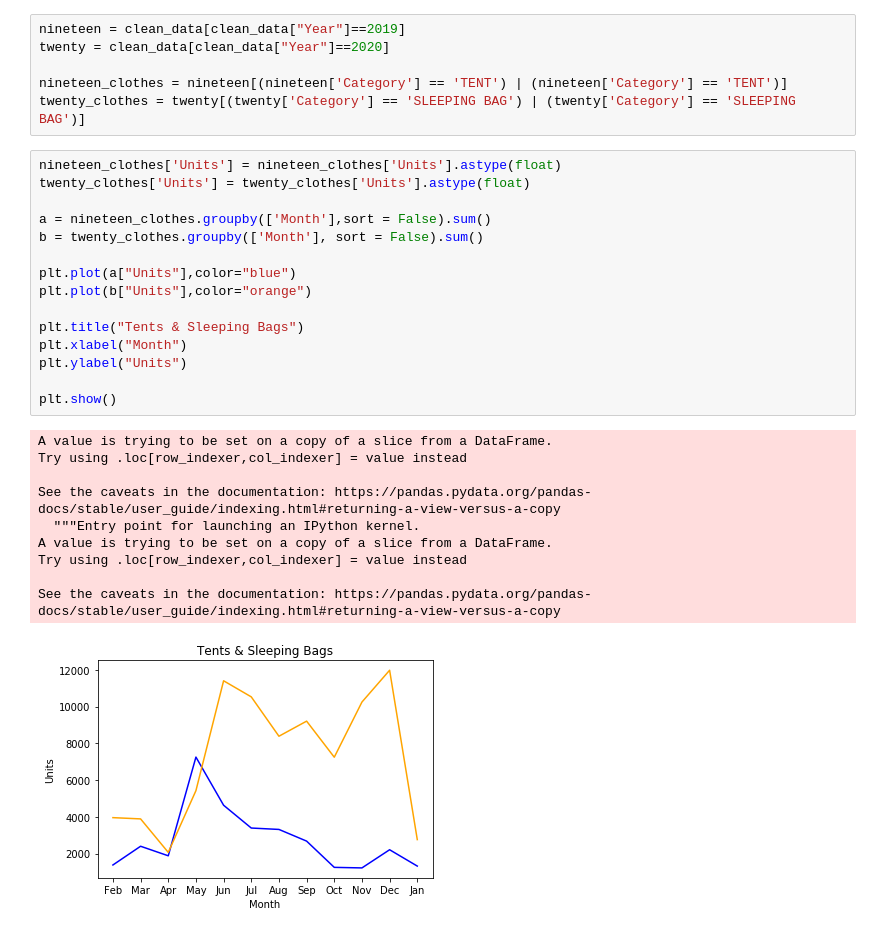
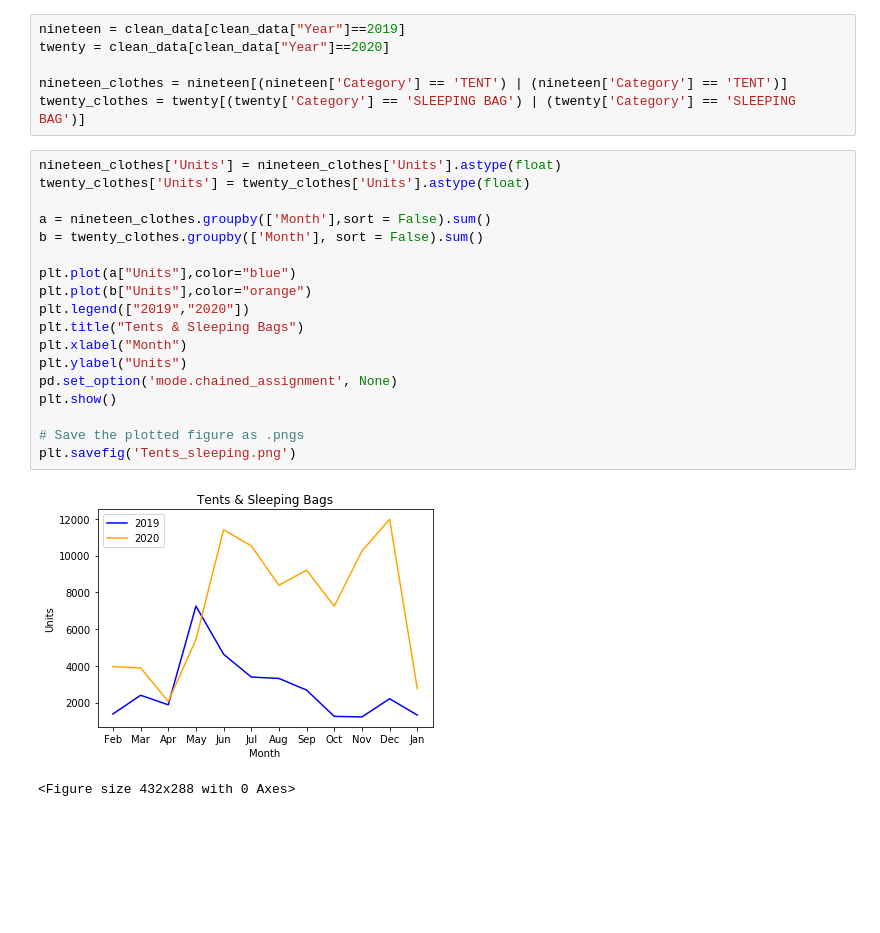
Before and after one commit to lstark85/Project1, a Jupyter notebook: data/data.ipynb, the cells around one changed output. Saved outputs shown, nothing was run; the diff lists cells and outputs as text; blank space fills up the shorter version.

```diff
--- a/data/data.ipynb
+++ b/data/data.ipynb
@@ -90,26 +96,21 @@ twenty_clothes = twenty[(twenty['Category'] == 'SLEEPING BAG') | (twenty['Catego
 # %%
 nineteen_clothes['Units'] = nineteen_clothes['Units'].astype(float)
 twenty_clothes['Units'] = twenty_clothes['Units'].astype(float)
 
 a = nineteen_clothes.groupby(['Month'],sort = False).sum()
 b = twenty_clothes.groupby(['Month'], sort = False).sum()
 
 plt.plot(a["Units"],color="blue")
 plt.plot(b["Units"],color="orange")
-
+plt.legend(["2019","2020"])
 plt.title("Tents & Sleeping Bags")
 plt.xlabel("Month")
 plt.ylabel("Units")
+pd.set_option('mode.chained_assignment', None)
+plt.show()
 
-plt.show()
+# Save the plotted figure as .pngs
+plt.savefig('Tents_sleeping.png')
 # %% [output]
+[figure, new version]
-A value is trying to be set on a copy of a slice from a DataFrame.
-Try using .loc[row_indexer,col_indexer] = value instead
-
-See the caveats in the documentation: https://pandas.pydata.org/pandas-docs/stable/user_guide/indexing.html#returning-a-view-versus-a-copy
-  """Entry point for launching an IPython kernel.
-A value is trying to be set on a copy of a slice from a DataFrame.
-Try using .loc[row_indexer,col_indexer] = value instead
-
-See the caveats in the documentation: https://pandas.pydata.org/pandas-docs/stable/user_guide/indexing.html#returning-a-view-versus-a-copy
+<Figure size 432x288 with 0 Axes>
-[figure, old version]
```
Also changed, not shown: parts of 1 cell of this notebook, 2 other files.
